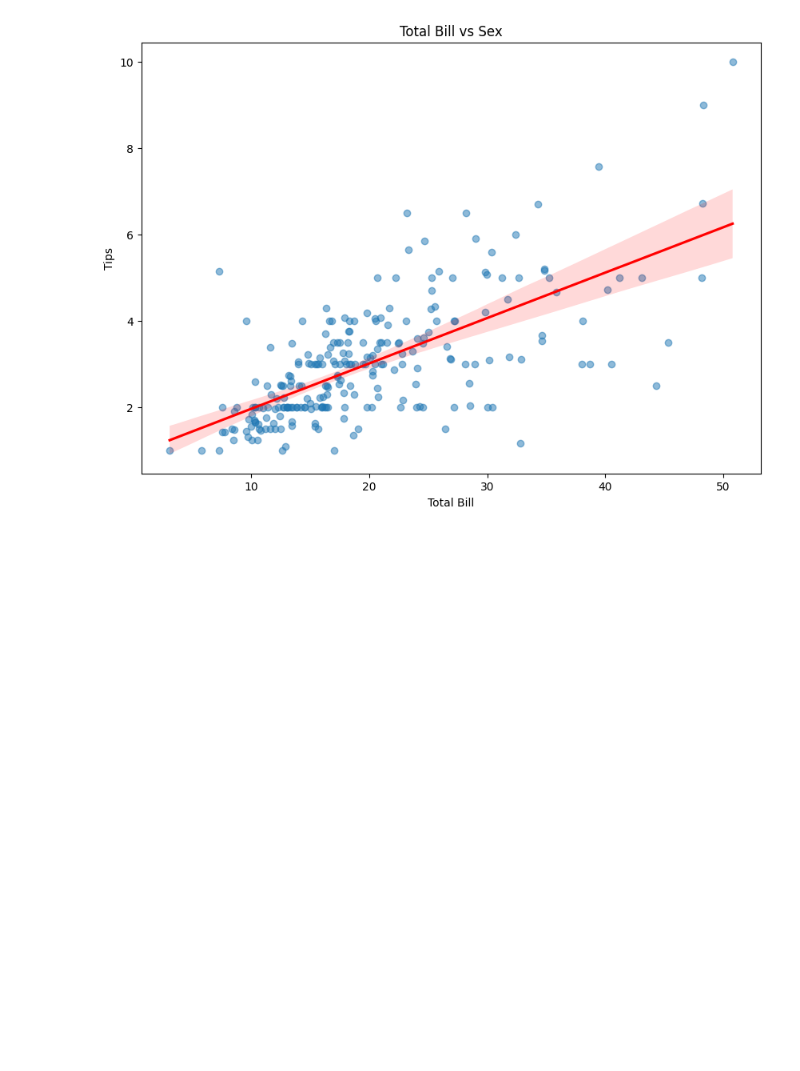
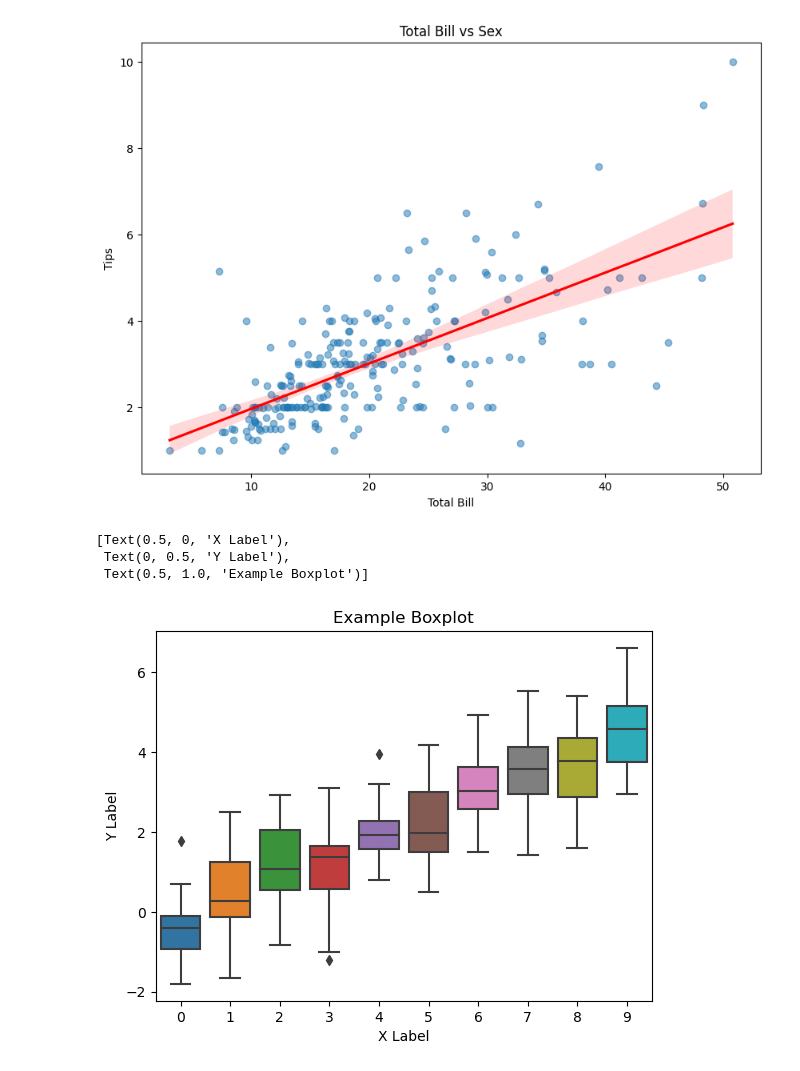
Before and after one commit to JemmyKuria/Data_Science, a Jupyter notebook: Graphs(Seaborn).ipynb, the cells around one changed output. Saved outputs shown, nothing was run; the diff lists cells and outputs as text; code cells hidden in the pictures; blank space fills up the shorter version.

```diff
--- a/Graphs(Seaborn).ipynb
+++ b/Graphs(Seaborn).ipynb
@@ -111,0 +117,10 @@ plt.show()
+# %%
+data = np.random.normal(size=(20, 10)) + np.arange(10) / 2
+# %%
+boxplot=sns.boxplot(data=data)
+boxplot.set(xlabel = "X Label", ylabel='Y Label', title='Example Boxplot')
+# %% [output]
+[Text(0.5, 0, 'X Label'),
+ Text(0, 0.5, 'Y Label'),
+ Text(0.5, 1.0, 'Example Boxplot')]
+[figure, added]
```
Also changed, not shown: parts of 8 cells of this notebook.
